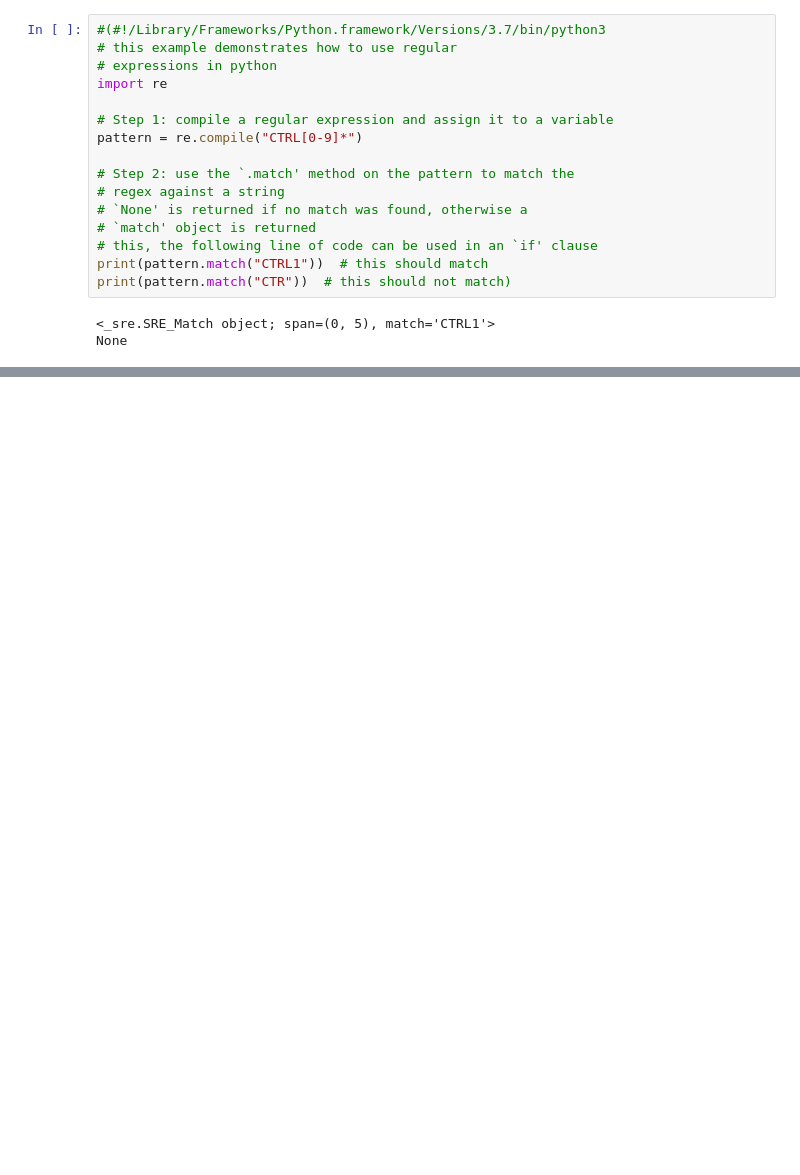
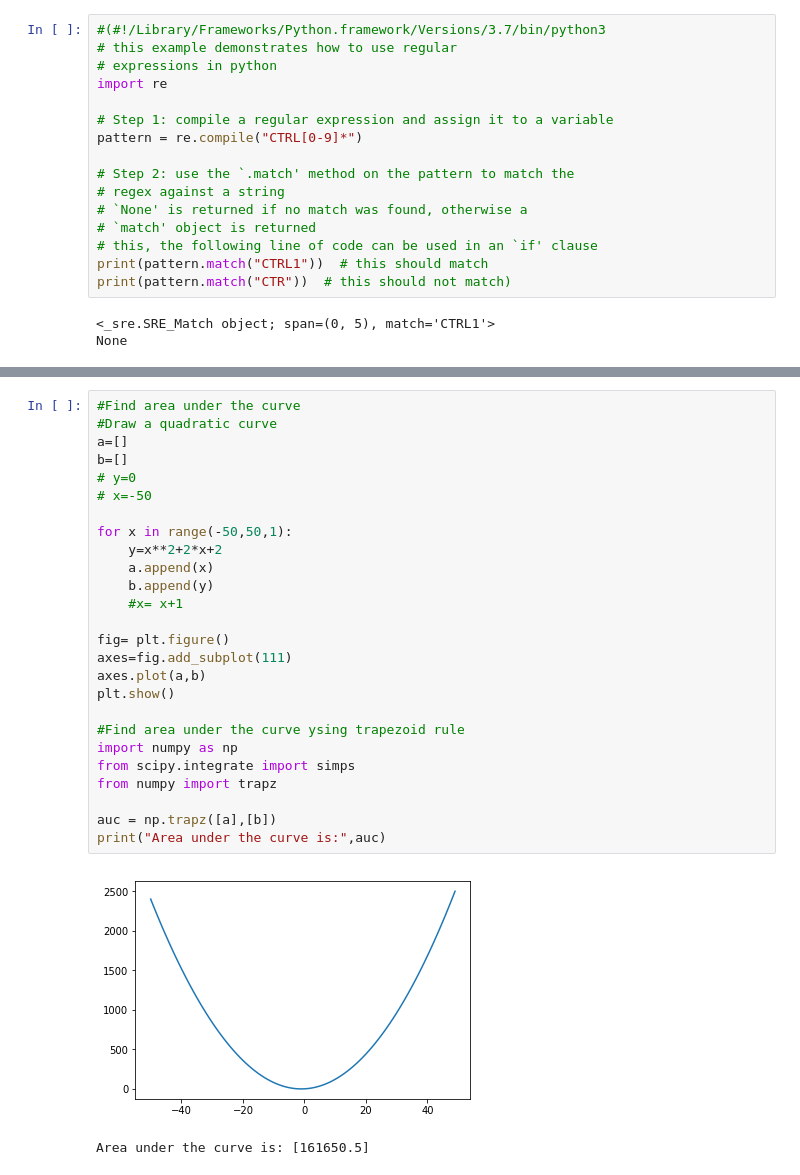
Before and after one commit to LienDNguyen/calcium_imaging, a Jupyter notebook: code/20180914_calcium_imaging_analysis.ipynb, the cells around one changed output, grey strips where cells are left out. Drawn from its saved outputs; the diff is of its cells as text; blank space fills up the shorter version.

Commit message:
Add example for finding area under curve

```diff
--- a/code/20180914_calcium_imaging_analysis.ipynb
+++ b/code/20180914_calcium_imaging_analysis.ipynb
@@ -246,0 +261,29 @@ if PLOT:
+# %%
+#Find area under the curve
+#Draw a quadratic curve
+a=[]
+b=[]
+# y=0
+# x=-50
+
+for x in range(-50,50,1):
+    y=x**2+2*x+2
+    a.append(x)
+    b.append(y)
+    #x= x+1
+
+fig= plt.figure()
+axes=fig.add_subplot(111)
+axes.plot(a,b)
+plt.show()
+
+#Find area under the curve ysing trapezoid rule
+import numpy as np
+from scipy.integrate import simps
+from numpy import trapz
+
+auc = np.trapz([a],[b])
+print("Area under the curve is:",auc)
+# %% [output]
+[figure, added]
+Area under the curve is: [161650.5]
```
Also changed, not shown: parts of 6 cells of this notebook, 1 other file.
